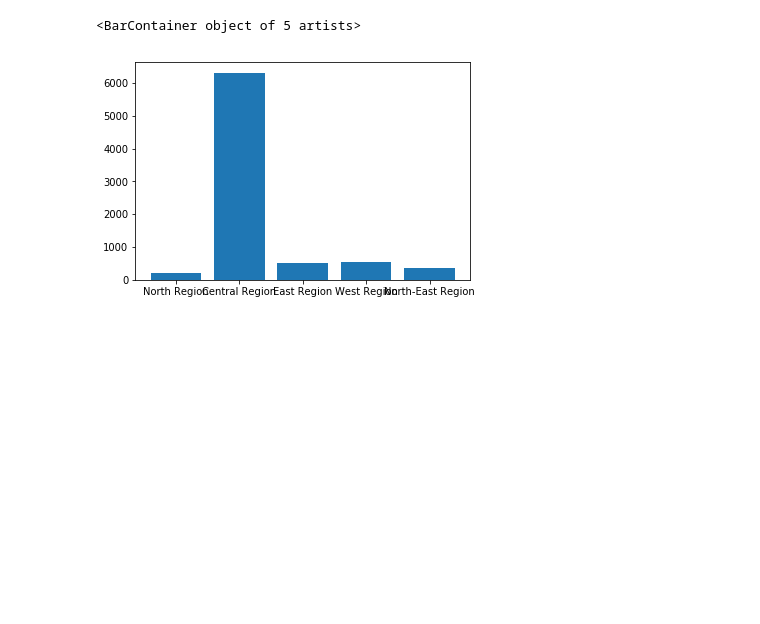
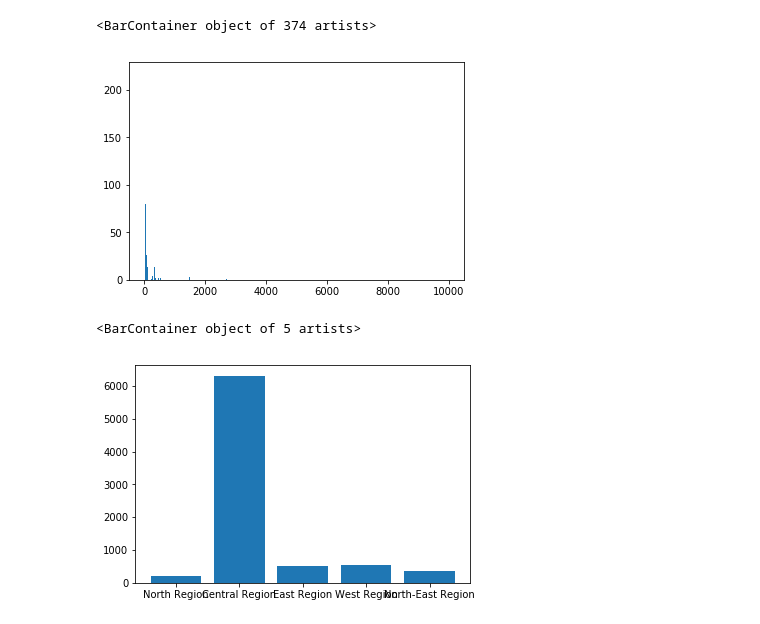
Before and after one commit to ReBachtr/Airbnb_data_analysis, a Jupyter notebook: code/singapore_main.ipynb, the cells around one changed output. Drawn from its saved outputs; the diff is of its cells as text; code cells hidden in the pictures; blank space fills up the shorter version.

```diff
--- a/code/singapore_main.ipynb
+++ b/code/singapore_main.ipynb
@@ -49,3 +98,12 @@ nbh = sp_data['neighbourhood'].values
+# %%
+pos = lof_create(price)
+y_res = np.delete(price, pos, axis = 0)
+hist = Counter(y_res)
+hh = np.array(hist.values()).reshape(-1,1)
+plt.bar(list(hist.keys()),list(hist.values()))
+# %% [output]
+<BarContainer object of 374 artists>
+[figure, added]
 # %%
 hist = Counter(nbh_group)
 hh = np.array(hist.values()).reshape(-1,1)
```
Also changed, not shown: parts of 7 cells of this notebook, 1 other file.
